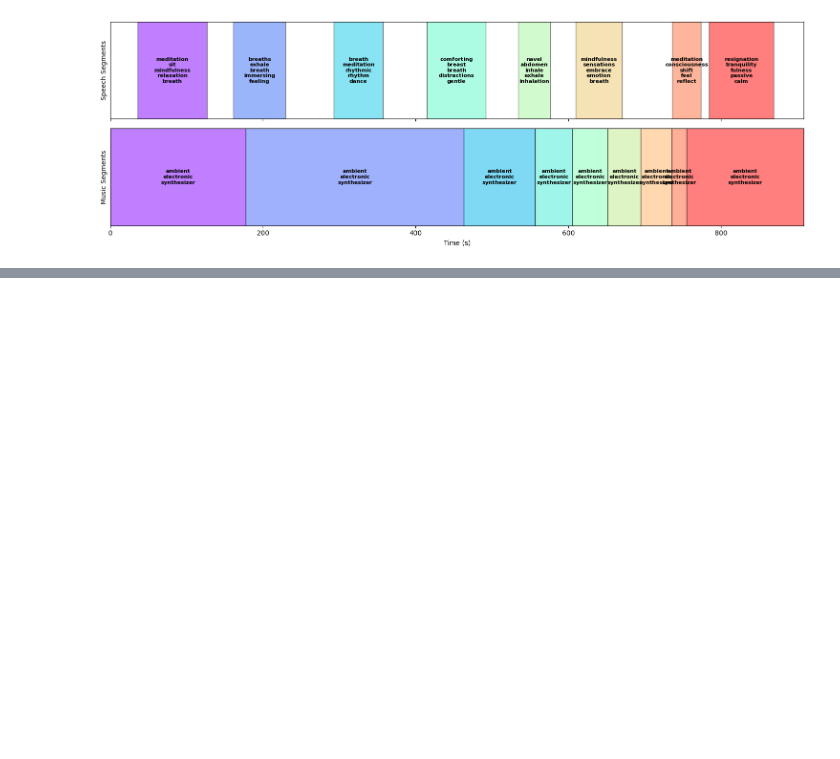
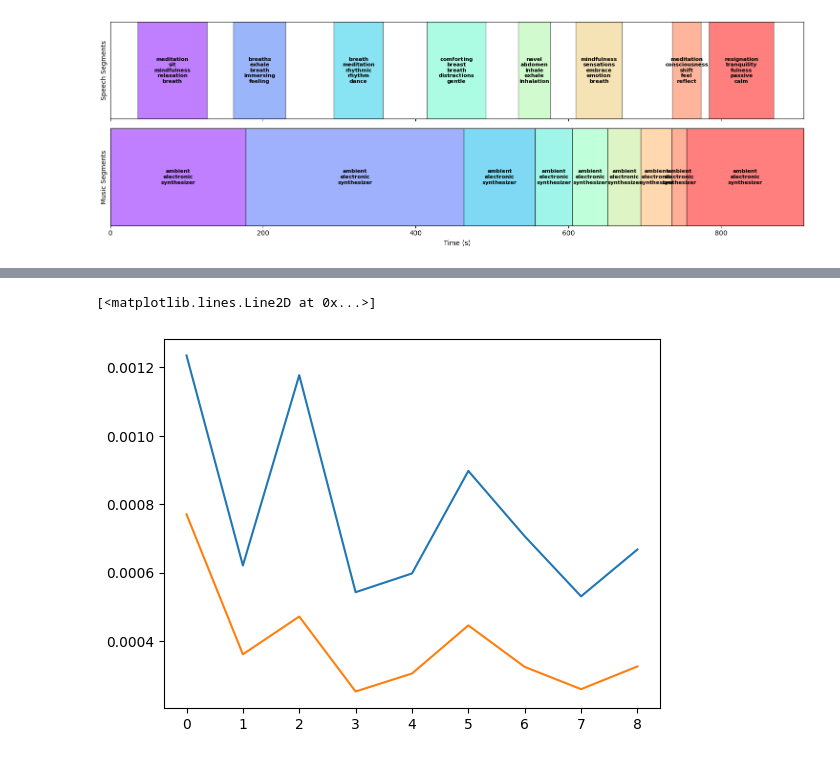
Before and after one commit to thelucidproject/Folly, a Jupyter notebook: bridge - demo.ipynb, the cells around one changed output, grey strips where cells are left out. Cells and saved outputs as stored; diff of their text form; code cells hidden in the pictures; blank space fills up the shorter version.

```diff
--- a/bridge - demo.ipynb
+++ b/bridge - demo.ipynb
@@ -229,0 +256,6 @@ plot_segments(speech_segments, music_segments, add_text=True)
+# %%
+plt.plot([e['arousal'] for e in music_segments])
+plt.plot([e['valence'] for e in music_segments])
+# %% [output]
+[<matplotlib.lines.Line2D at 0x...>]
+[figure, added]
```
Also changed, not shown: parts of 2 cells of this notebook, 1 other file.
